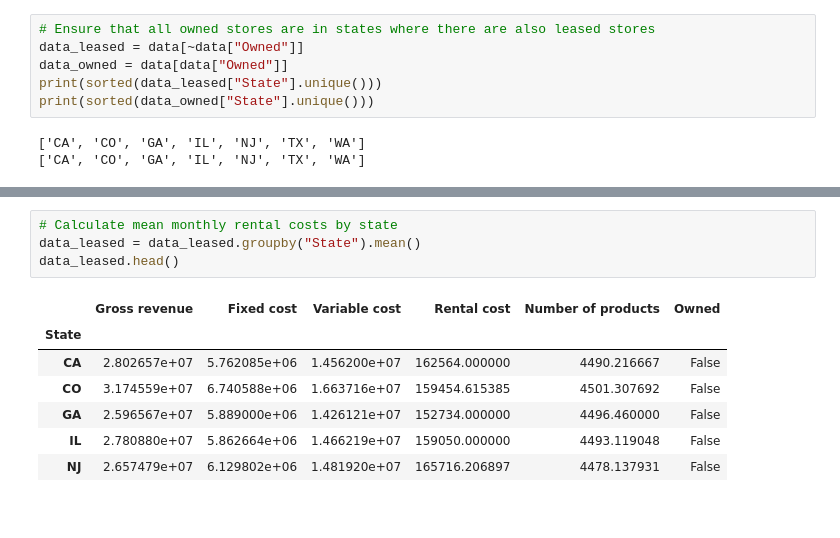
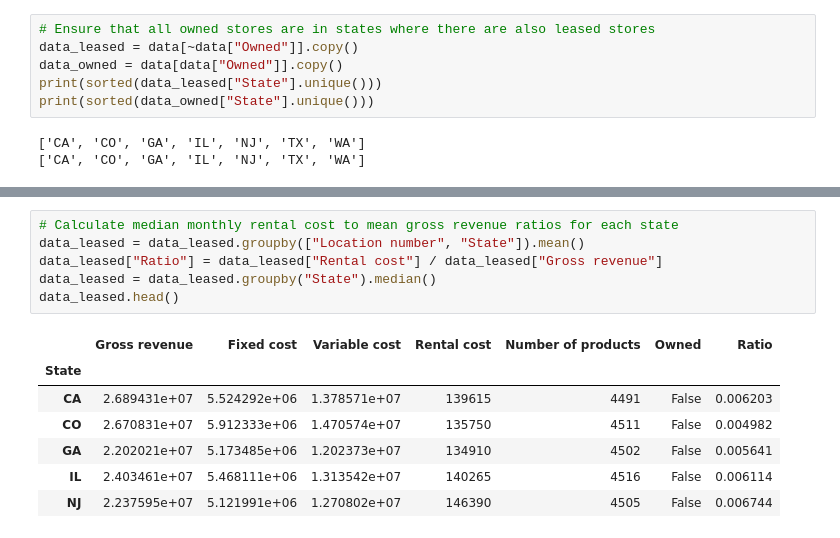
Before and after one commit to MichaelYinGH/assessment, a Jupyter notebook: analysis.ipynb, the cells around one changed output, grey strips where cells are left out. Saved outputs shown, nothing was run; the diff lists cells and outputs as text.

Commit message:
Adjusted imputation formula to go beyond simple state mean

```diff
--- a/analysis.ipynb
+++ b/analysis.ipynb
@@ -102,8 +104,8 @@ plt.show()
 <h1>Part 2: Data Cleaning
 # %%
 # Ensure that all owned stores are in states where there are also leased stores
-data_leased = data[~data["Owned"]]
-data_owned = data[data["Owned"]]
+data_leased = data[~data["Owned"]].copy()
+data_owned = data[data["Owned"]].copy()
 print(sorted(data_leased["State"].unique()))
 print(sorted(data_owned["State"].unique()))
 # %% [output]
@@ -112,12 +138,14 @@ print(sorted(data_owned["State"].unique()))
 # %%
-# Calculate mean monthly rental costs by state
-data_leased = data_leased.groupby("State").mean()
+# Calculate median monthly rental cost to mean gross revenue ratios for each state
+data_leased = data_leased.groupby(["Location number", "State"]).mean()
+data_leased["Ratio"] = data_leased["Rental cost"] / data_leased["Gross revenue"]
+data_leased = data_leased.groupby("State").median()
 data_leased.head()
 # %% [output]
-|  | Gross revenue | Fixed cost | Variable cost | Rental cost | Number of products | Owned |
-| State |  |  |  |  |  |  |
-| CA | 2.802657e+07 | 5.762085e+06 | 1.456200e+07 | 162564.000000 | 4490.216667 | False |
-| CO | 3.174559e+07 | 6.740588e+06 | 1.663716e+07 | 159454.615385 | 4501.307692 | False |
-| GA | 2.596567e+07 | 5.889000e+06 | 1.426121e+07 | 152734.000000 | 4496.460000 | False |
-| IL | 2.780880e+07 | 5.862664e+06 | 1.466219e+07 | 159050.000000 | 4493.119048 | False |
-| NJ | 2.657479e+07 | 6.129802e+06 | 1.481920e+07 | 165716.206897 | 4478.137931 | False |
+|  | Gross revenue | Fixed cost | Variable cost | Rental cost | Number of products | Owned | Ratio |
+| State |  |  |  |  |  |  |  |
+| CA | 2.689431e+07 | 5.524292e+06 | 1.378571e+07 | 139615 | 4491 | False | 0.006203 |
+| CO | 2.670831e+07 | 5.912333e+06 | 1.470574e+07 | 135750 | 4511 | False | 0.004982 |
+| GA | 2.202021e+07 | 5.173485e+06 | 1.202373e+07 | 134910 | 4502 | False | 0.005641 |
+| IL | 2.403461e+07 | 5.468111e+06 | 1.313542e+07 | 140265 | 4516 | False | 0.006114 |
+| NJ | 2.237595e+07 | 5.121991e+06 | 1.270802e+07 | 146390 | 4505 | False | 0.006744 |
```
Also changed, not shown: parts of 7 cells of this notebook.
